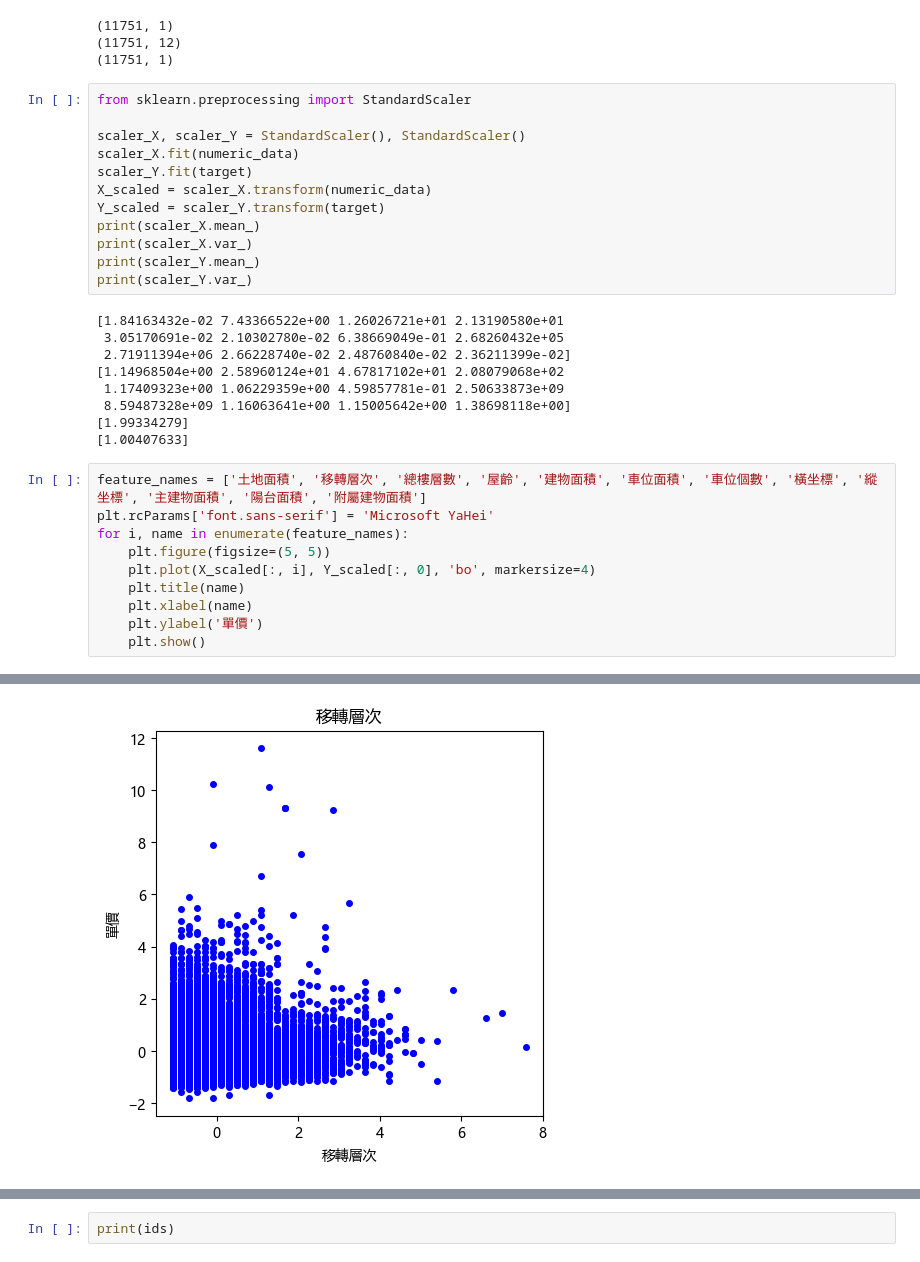
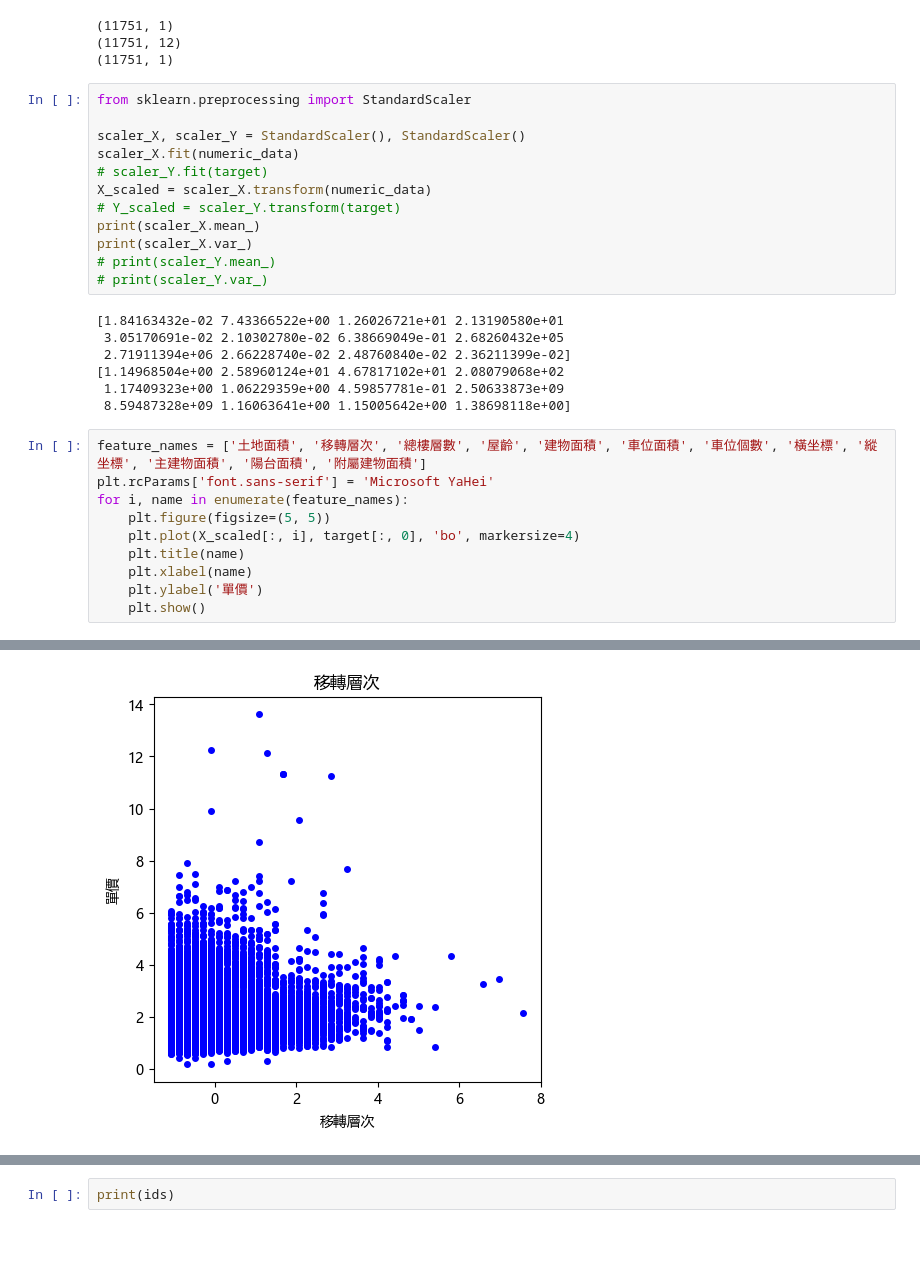
Before and after one commit to kpliao1206/Real_estate_value, a Jupyter notebook: Data_preprocess.ipynb, the cells around one changed output, grey strips where cells are left out. Cells and saved outputs as stored; diff of their text form.

```diff
--- a/Data_preprocess.ipynb
+++ b/Data_preprocess.ipynb
@@ -23,13 +23,13 @@ from sklearn.preprocessing import StandardScaler
 
 scaler_X, scaler_Y = StandardScaler(), StandardScaler()
 scaler_X.fit(numeric_data)
-scaler_Y.fit(target)
+# scaler_Y.fit(target)
 X_scaled = scaler_X.transform(numeric_data)
-Y_scaled = scaler_Y.transform(target)
+# Y_scaled = scaler_Y.transform(target)
 print(scaler_X.mean_)
 print(scaler_X.var_)
-print(scaler_Y.mean_)
-print(scaler_Y.var_)
+# print(scaler_Y.mean_)
+# print(scaler_Y.var_)
 # %% [output]
 [1.84163432e-02 7.43366522e+00 1.26026721e+01 2.13190580e+01
  3.05170691e-02 2.10302780e-02 6.38669049e-01 2.68260432e+05
@@ -37,14 +37,12 @@ print(scaler_Y.var_)
 [1.14968504e+00 2.58960124e+01 4.67817102e+01 2.08079068e+02
  1.17409323e+00 1.06229359e+00 4.59857781e-01 2.50633873e+09
  8.59487328e+09 1.16063641e+00 1.15005642e+00 1.38698118e+00]
-[1.99334279]
-[1.00407633]
 # %%
 feature_names = ['土地面積', '移轉層次', '總樓層數', '屋齡', '建物面積', '車位面積', '車位個數', '橫坐標', '縱坐標', '主建物面積', '陽台面積', '附屬建物面積']
 plt.rcParams['font.sans-serif'] = 'Microsoft YaHei'
 for i, name in enumerate(feature_names):
     plt.figure(figsize=(5, 5))
-    plt.plot(X_scaled[:, i], Y_scaled[:, 0], 'bo', markersize=4)
+    plt.plot(X_scaled[:, i], target[:, 0], 'bo', markersize=4)
     plt.title(name)
     plt.xlabel(name)
     plt.ylabel('單價')
@@ -54 +52 @@ for i, name in enumerate(feature_names):
-[figure, old version]
+[figure, new version]
```
Also changed, not shown: parts of 3 cells of this notebook, 5 other files.
